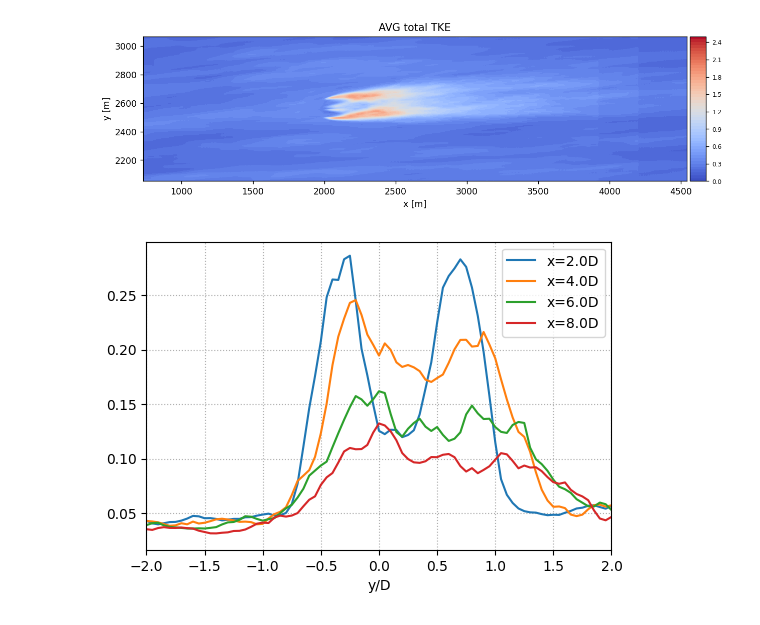
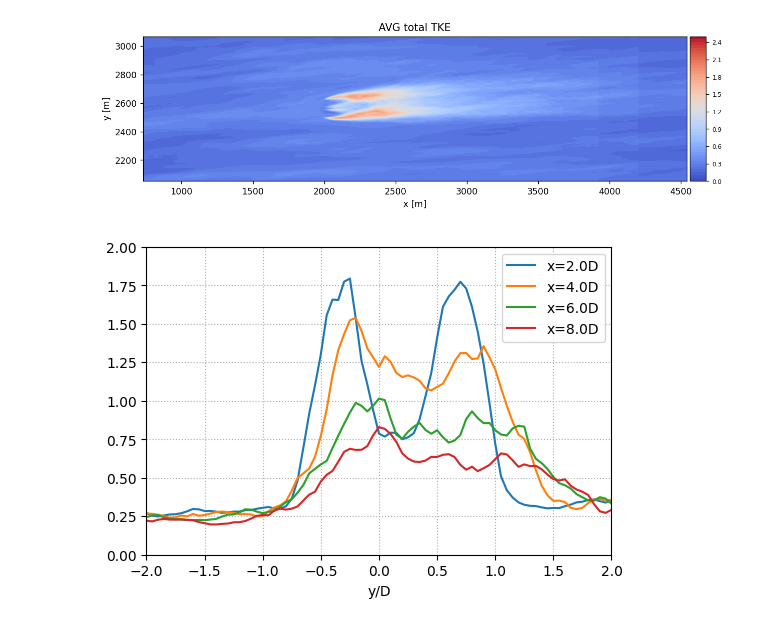
Before and after one commit to lawrenceccheung/AWAKEN_summit_setup, a Jupyter notebook: NeutralABL_turbine1/AMR.5kmX5km_turbine1/post_processing/HH_profiles.ipynb, the cells around one changed output. Drawn from its saved outputs; the diff is of its cells as text; code cells hidden in the pictures.

```diff
--- a/NeutralABL_turbine1/AMR.5kmX5km_turbine1/post_processing/HH_profiles.ipynb
+++ b/NeutralABL_turbine1/AMR.5kmX5km_turbine1/post_processing/HH_profiles.ipynb
@@ -104,17 +104,19 @@ ax.axis('scaled')
 # %%
 xtarget = [2, 4, 6, 8]
 
 plt.figure(figsize=(6,4), dpi=100)
 for x in xtarget:
     idx = np.abs(xvec - x*rotorD).argmin()
     xD = xvec[idx]/rotorD
-    plt.plot(yvec/rotorD, TKEtot[:,idx]/6.265, label=f'x={xD:0.1f}D')
-    plt.xlim([-2, 2])
-    plt.xlabel('y/D')
-    plt.legend()
-    plt.grid(ls=':')
+    plt.plot(yvec/rotorD, TKEtot[:,idx], label=f'x={xD:0.1f}D')
+
+plt.xlim([-2, 2])
+plt.ylim([0, 2])
+plt.xlabel('y/D')
+plt.legend()
+plt.grid(ls=':')
 # %% [output]
-[figure, old version]
+[figure, new version]
 # %%
 xtarget = np.arange(-10,21,1)
 for x in xtarget:
```
